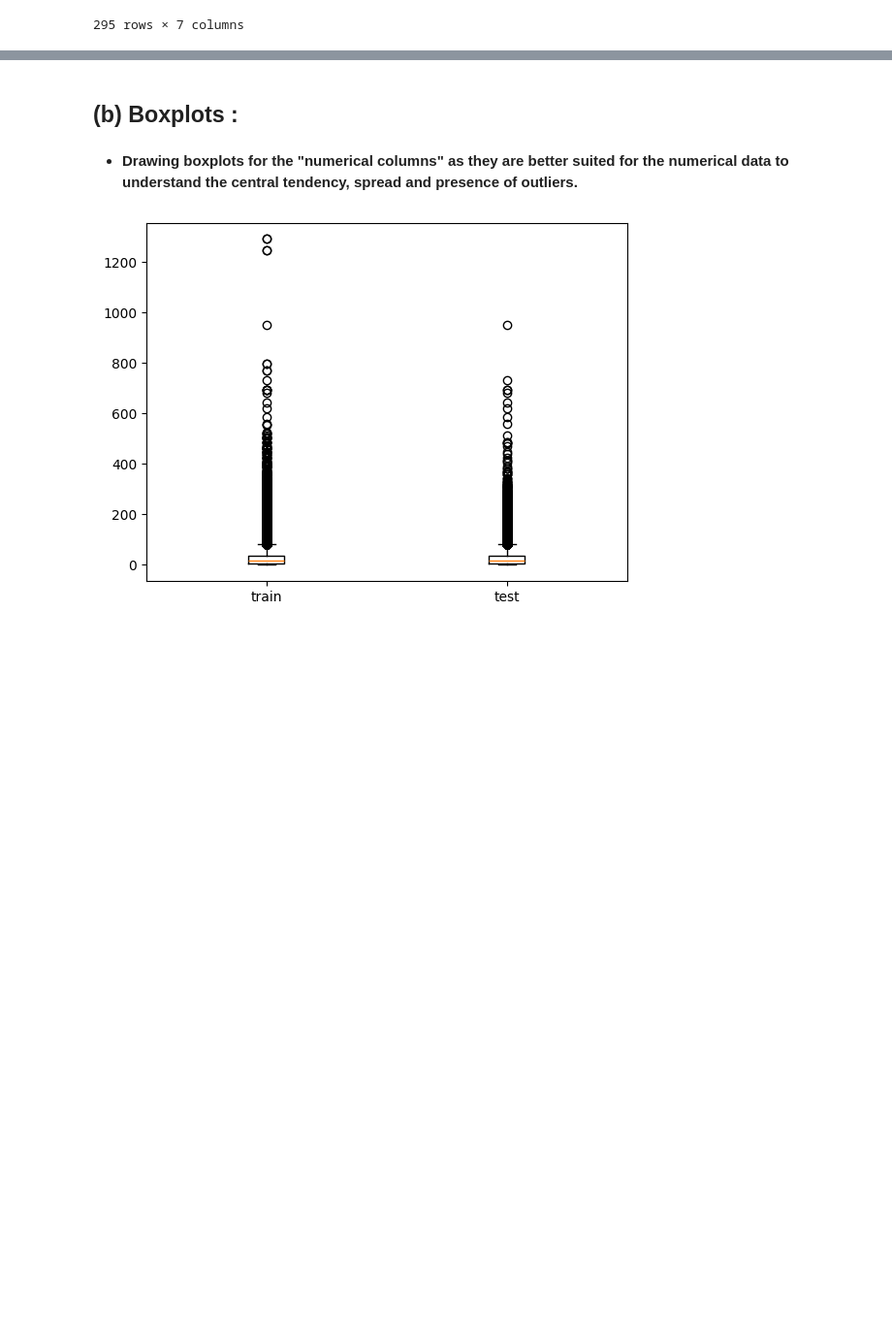
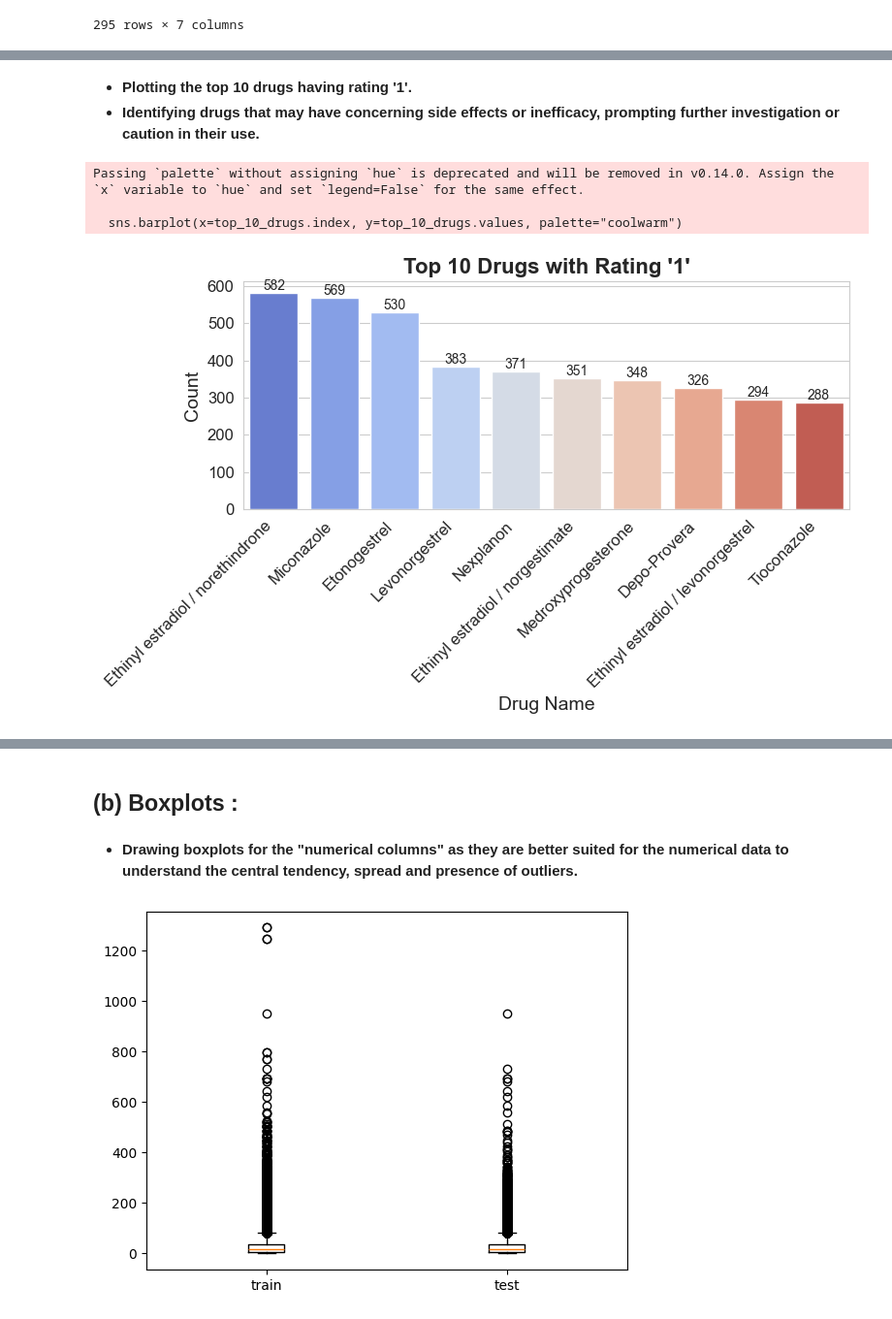
Before and after one commit to rtpn2000/drugReviewAnalysis, a Jupyter notebook: project_part_2_Team_10.ipynb, the cells around one changed output, grey strips where cells are left out. Shown: that part at 97% size. Saved outputs shown, nothing was run; the diff lists cells and outputs as text; code cells hidden in the pictures; blank space fills up the shorter version.

```diff
--- a/project_part_2_Team_10.ipynb
+++ b/project_part_2_Team_10.ipynb
@@ -159,0 +190,30 @@ Passing `palette` without assigning `hue` is deprecated and will be removed in v
+# %% [markdown]
+- **Plotting the top 10 drugs having rating '1'.**
+- **Identifying drugs that may have concerning side effects or inefficacy, prompting further investigation or caution in their use.**
+# %%
+ratings_1 = train_df[train_df['rating'] == 1]
+
+drug_counts = ratings_1['drugName'].value_counts()
+
+top_10_drugs = drug_counts.head(10)
+
+plt.figure(figsize=(8, 5))
+sns.set_style("whitegrid")
+sns.barplot(x=top_10_drugs.index, y=top_10_drugs.values, palette="coolwarm")
+
+plt.title("Top 10 Drugs with Rating '1'", fontsize=16, fontweight='bold')
+plt.xlabel('Drug Name', fontsize=14)
+plt.ylabel('Count', fontsize=14)
+plt.xticks(rotation=45, ha='right', fontsize=12)
+plt.yticks(fontsize=12)
+
+for index, value in enumerate(top_10_drugs.values):
+    plt.text(index, value, str(value), ha='center', va='bottom', fontsize=10)
+
+plt.tight_layout()
+plt.show()
+# %% [output]
+Passing `palette` without assigning `hue` is deprecated and will be removed in v0.14.0. Assign the `x` variable to `hue` and set `legend=False` for the same effect.
+
+  sns.barplot(x=top_10_drugs.index, y=top_10_drugs.values, palette="coolwarm")
+[figure, added]
```
Also changed, not shown: parts of 16 cells of this notebook.
